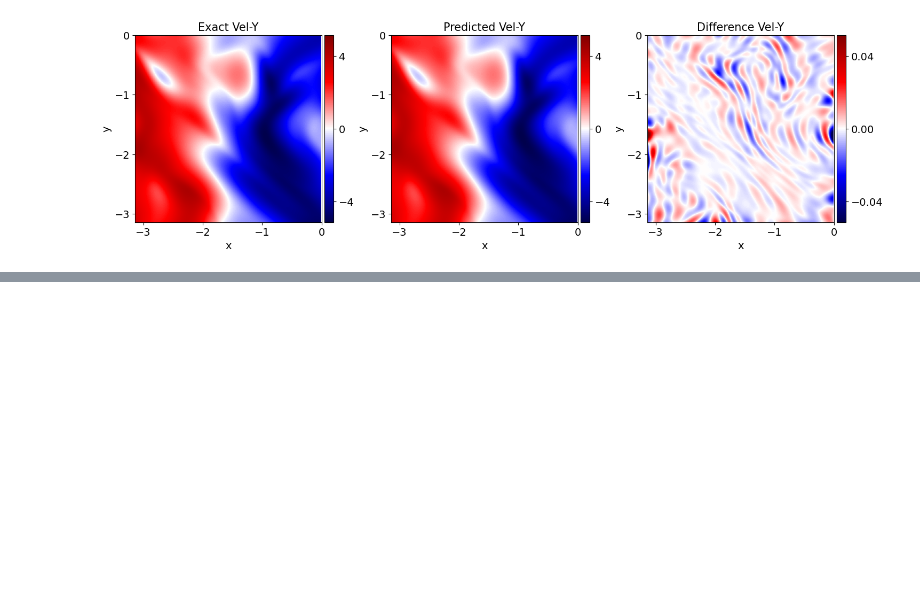
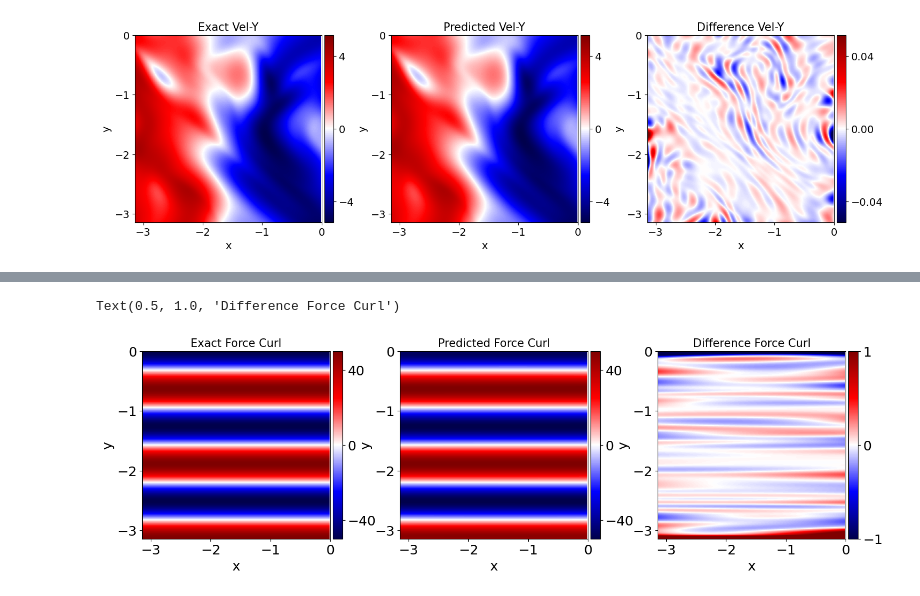
Before and after one commit to parfenyev/2d-turb-PINN, a Jupyter notebook: PINN/PINN.ipynb, the cells around one changed output, grey strips where cells are left out. Drawn from its saved outputs; the diff is of its cells as text; code cells hidden in the pictures; blank space fills up the shorter version.

```diff
--- a/PINN/PINN.ipynb
+++ b/PINN/PINN.ipynb
@@ -747,9 +862,16 @@ def force_x(x, y):
 def force_y(x, y):
     return 0*x+0*y
 
+def force_curl(x, y):
+    return -50*np.cos(5*y)
+
 FFX_exact = force_x(X, Y)
 FFY_exact = force_y(X, Y)
+#CURL_exact = force_curl(X,Y)
 
-error_f = np.sqrt(np.mean((FFX_pred-FFX_exact)**2 + (FFY_pred-FFY_exact)**2)/np.mean(FFX_exact**2 + FFY_exact**2))
-print('Error f: %.5f%%' % (error_f*100))
+CURL_pred = np.gradient(FFY_pred, np.pi/Nx, axis=1) - np.gradient(FFX_pred, np.pi/Ny, axis=0)
+CURL_exact = np.gradient(FFY_exact, np.pi/Nx, axis=1) - np.gradient(FFX_exact, np.pi/Ny, axis=0)
+
+error_curl = np.sqrt(np.mean((CURL_pred-CURL_exact)**2)/np.mean(CURL_exact**2))
+print('Error CURL: %.5f%%' % (error_curl*100))
 # %% [output]
@@ -1063,0 +1065,60 @@ Text(0.5, 1.0, 'Difference F_Y')
+# %%
+fig = plt.figure(figsize=(17, 7))
+ax = fig.add_subplot(111)
+ax.remove()
+
+########     Exact Force Curl     ###########
+gs2 = gridspec.GridSpec(1, 3)
+gs2.update(top=1, bottom=1-1/2, left=0.1, right=0.9, wspace=0.2)
+ax = plt.subplot(gs2[:, 0])
+limit = max(abs(np.min(CURL_exact)), abs(np.max(CURL_exact)))
+h = ax.imshow(CURL_exact, cmap='seismic', vmin=-limit, vmax=limit,
+              extent=[x_star.min(), x_star.max(), y_star.min(), y_star.max()],
+              origin='lower', aspect='auto')
+divider = make_axes_locatable(ax)
+cax = divider.append_axes("right", size="5%", pad=0.05)
+
+fig.colorbar(h, cax=cax, ticks=[-40,0,40])
+ax.set_xlabel('x')
+ax.set_ylabel('y')
+ax.set_xticks(np.arange(-3, 0.1, step=1))
+ax.set_yticks(np.arange(-3, 0.1, step=1))
+ax.set_aspect('equal', 'box')
+ax.set_title('Exact Force Curl', fontsize = 15)
+
+########     Predicted CURL     ###########
+ax = plt.subplot(gs2[:, 1])
+h = ax.imshow(CURL_pred, cmap='seismic', vmin=-limit, vmax=limit,
+              extent=[x_star.min(), x_star.max(), y_star.min(), y_star.max()],
+              origin='lower', aspect='auto')
+divider = make_axes_locatable(ax)
+cax = divider.append_axes("right", size="5%", pad=0.05)
+
+fig.colorbar(h, cax=cax, ticks=[-40,0,40])
+ax.set_xlabel('x')
+ax.set_ylabel('y')
+ax.set_xticks(np.arange(-3, 0.1, step=1))
+ax.set_yticks(np.arange(-3, 0.1, step=1))
+ax.set_aspect('equal', 'box')
+ax.set_title('Predicted Force Curl', fontsize = 15)
+
+########     Difference CURL     ###########
+ax = plt.subplot(gs2[:, 2])
+h = ax.imshow(CURL_exact - CURL_pred, cmap='seismic', vmin=-1, vmax=1,
+              extent=[x_star.min(), x_star.max(), y_star.min(), y_star.max()],
+              origin='lower', aspect='auto')
+divider = make_axes_locatable(ax)
+cax = divider.append_axes("right", size="5%", pad=0.05)
+
+fig.colorbar(h, cax=cax, ticks=[-1,0,1])
+ax.set_xlabel('x')
+ax.set_ylabel('y')
+ax.set_xticks(np.arange(-3, 0.1, step=1))
+ax.set_yticks(np.arange(-3, 0.1, step=1))
+ax.set_aspect('equal', 'box')
+ax.set_title('Difference Force Curl', fontsize = 15)
+
+#plt.savefig('./force_curl.svg', format="svg", bbox_inches='tight')
+# %% [output]
+Text(0.5, 1.0, 'Difference Force Curl')
+[figure, added]
```
Also changed, not shown: parts of 20 cells of this notebook.
